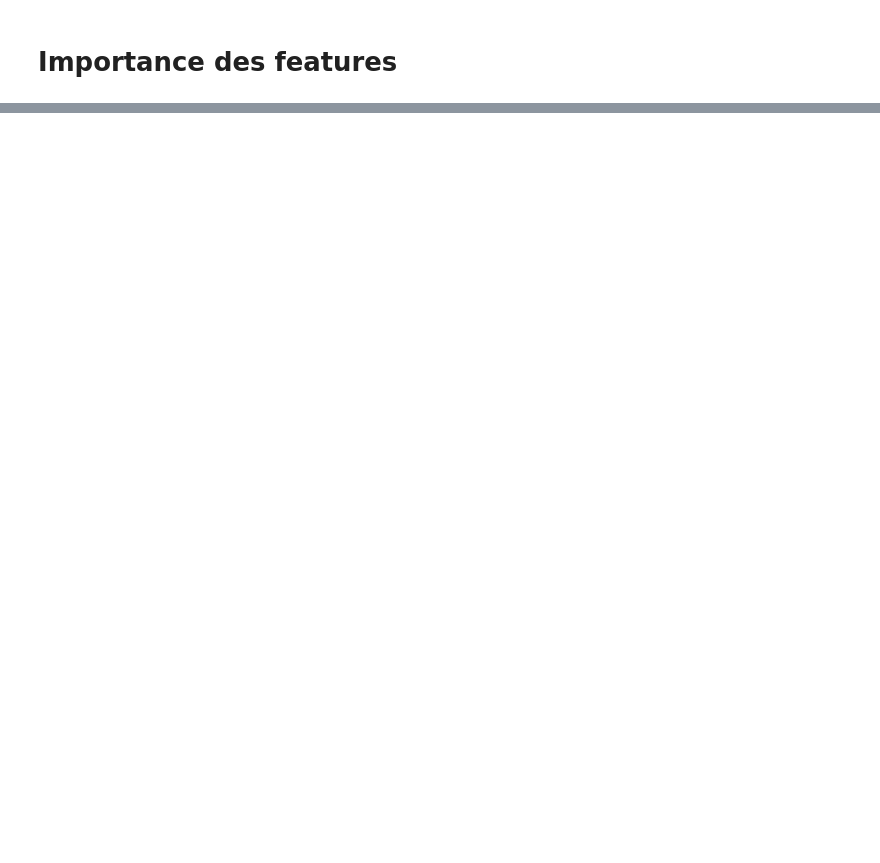
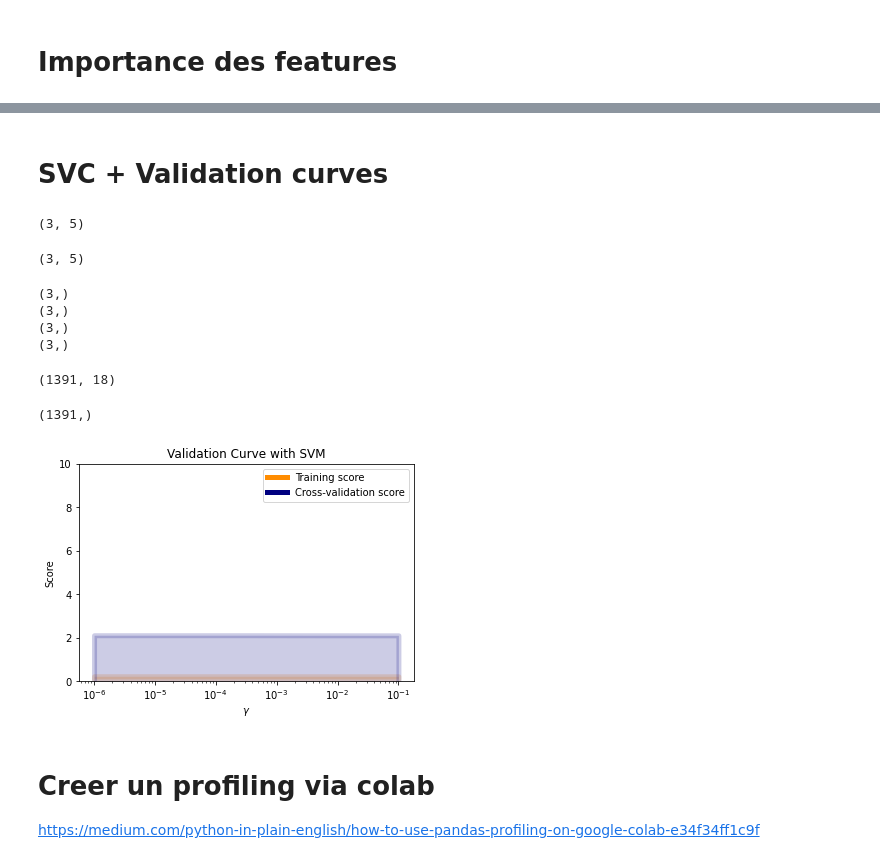
Before and after one commit to AymericShini/ML-Master, a Jupyter notebook: Projet/Anime.ipynb, the cells around one changed output, grey strips where cells are left out. Saved outputs shown, nothing was run; the diff lists cells and outputs as text; code cells hidden in the pictures; blank space fills up the shorter version.

Commit message:
Reformating and adding files
I reformated my github and also added a lot of work into my anime.ipynb as well as a report of my work

```diff
--- a/Projet/Anime.ipynb
+++ b/Projet/Anime.ipynb
@@ -455,6 +528,7 @@ df_dataAnime = df_dataAnime.drop(['Title'], axis= 1)
 # %%
-# On vire tous les tirets restants CAD : 11. En gros tous les titres des séries qui sont toujours en cours
+# Je supprime tous les tirets restants CAD : 11. En gros tous les titres des séries qui sont toujours en cours
 df_dataAnime = df_dataAnime[df_dataAnime.Episodes != '-']
+df_dataAnime = df_dataAnime.copy()
 df_dataAnime
 # %% [output]
 |  | Type | Episodes | Status | StartingSeason | BroadcastTime | Sources | Duration | Rating | Score | ... |
@@ -490,6 +602,7 @@ df_dataAnime = df_dataAnime.astype(int)
 # %%
 # J'isole ma target
 Y = df_dataAnime['Score']
+Y_normalized = df_dataAnime['normalizedScore']
 
-# J'isole mes features en supprimant ma target et l'adresse IP qui n'a plus d'interet ici
-X = df_dataAnime.drop(['Score'], axis = 1)
+# J'isole mes features en supprimant ma target Score et normalizedScore qui n'ont plus d'interet ici
+X = df_dataAnime.drop(['Score','normalizedScore'], axis = 1)
@@ -745,0 +833,2 @@ plt.show()
+# %% [markdown]
+# **SVC + Validation curves**
@@ -745,0 +840,61 @@ plt.show()
+# %%
+train_scores, valid_scores = validation_curve(Ridge(), X, Y, "alpha",
+                                               np.logspace(-7, 3, 3),
+                                               cv=5)
+
+train_scores.shape
+# %% [output]
+(3, 5)
+# %%
+valid_scores.shape
+# %% [output]
+(3, 5)
+# %%
+param_range = np.logspace(-6, -1, 3)
+
+train_scores_mean = np.mean(train_scores, axis=1)
+train_scores_std = np.std(train_scores, axis=1)
+valid_scores_mean = np.mean(valid_scores, axis=1)
+valid_scores_std = np.std(valid_scores, axis=1)
+
+print(train_scores_mean.shape)
+print(train_scores_std.shape)
+
+print(valid_scores_mean.shape)
+print(valid_scores_std.shape)
+# %% [output]
+(3,)
+(3,)
+(3,)
+(3,)
+# %%
+X.shape
+# %% [output]
+(1391, 18)
+# %%
+Y.shape
+# %% [output]
+(1391,)
+# %%
+plt.title("Validation Curve with SVM")
+plt.xlabel(r"$\gamma$")
+plt.ylabel("Score")
+plt.ylim(0.0, 10)
+lw = 5
+plt.semilogx(param_range, valid_scores_mean, label="Training score",
+             color="darkorange", lw=lw)
+plt.fill_between(param_range, train_scores_mean - train_scores_std,
+                 train_scores_mean + train_scores_std, alpha=0.2,
+                 color="darkorange", lw=lw)
+plt.semilogx(param_range, valid_scores_mean, label="Cross-validation score",
+             color="navy", lw=lw)
+plt.fill_between(param_range, valid_scores_mean - valid_scores_std,
+                 valid_scores_mean + valid_scores_std, alpha=0.2,
+                 color="navy", lw=lw)
+plt.legend(loc="best")
+plt.show()
+# %% [output]
+[figure, added]
+# %% [markdown]
+# **Creer un profiling via colab**
+https://medium.com/python-in-plain-english/how-to-use-pandas-profiling-on-google-colab-e34f34ff1c9f
```
Also changed, not shown: parts of 75 cells of this notebook, 5 other files.
